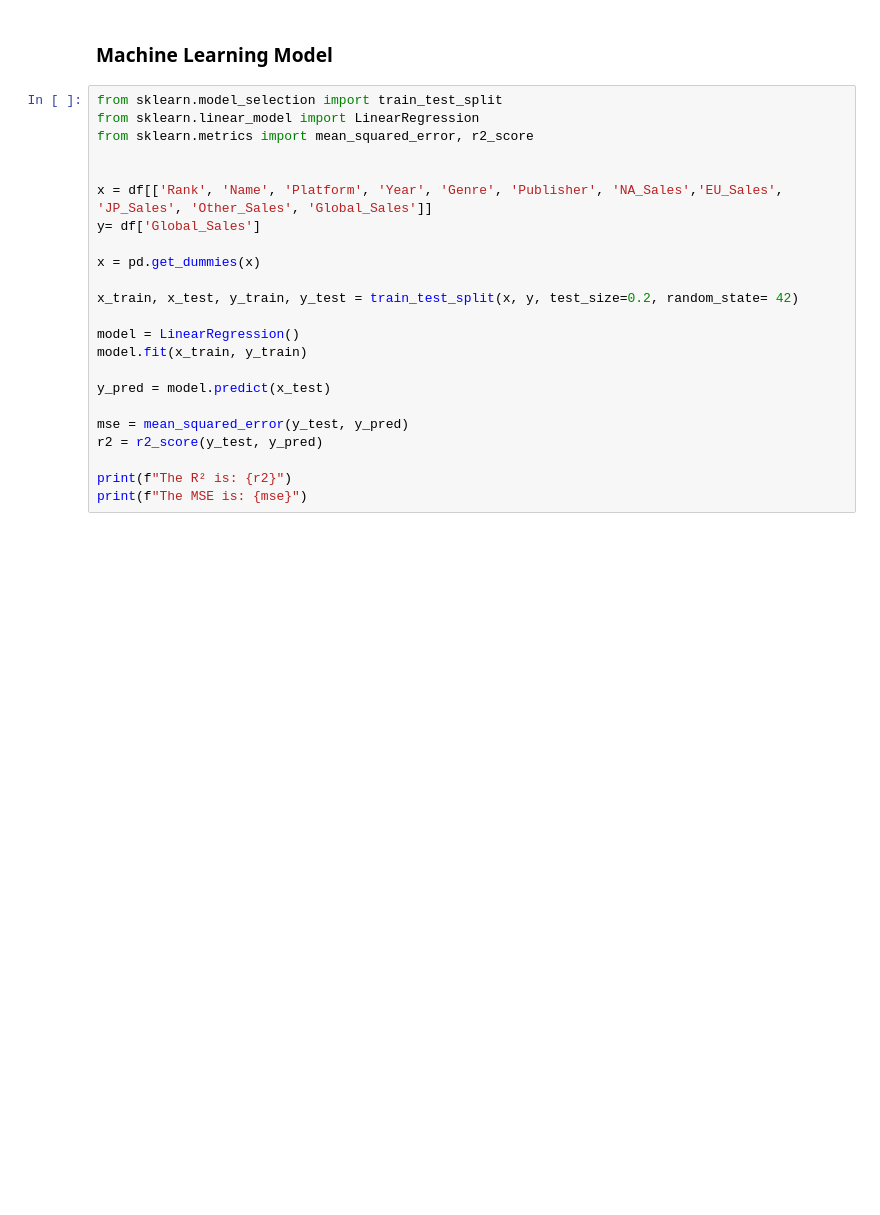
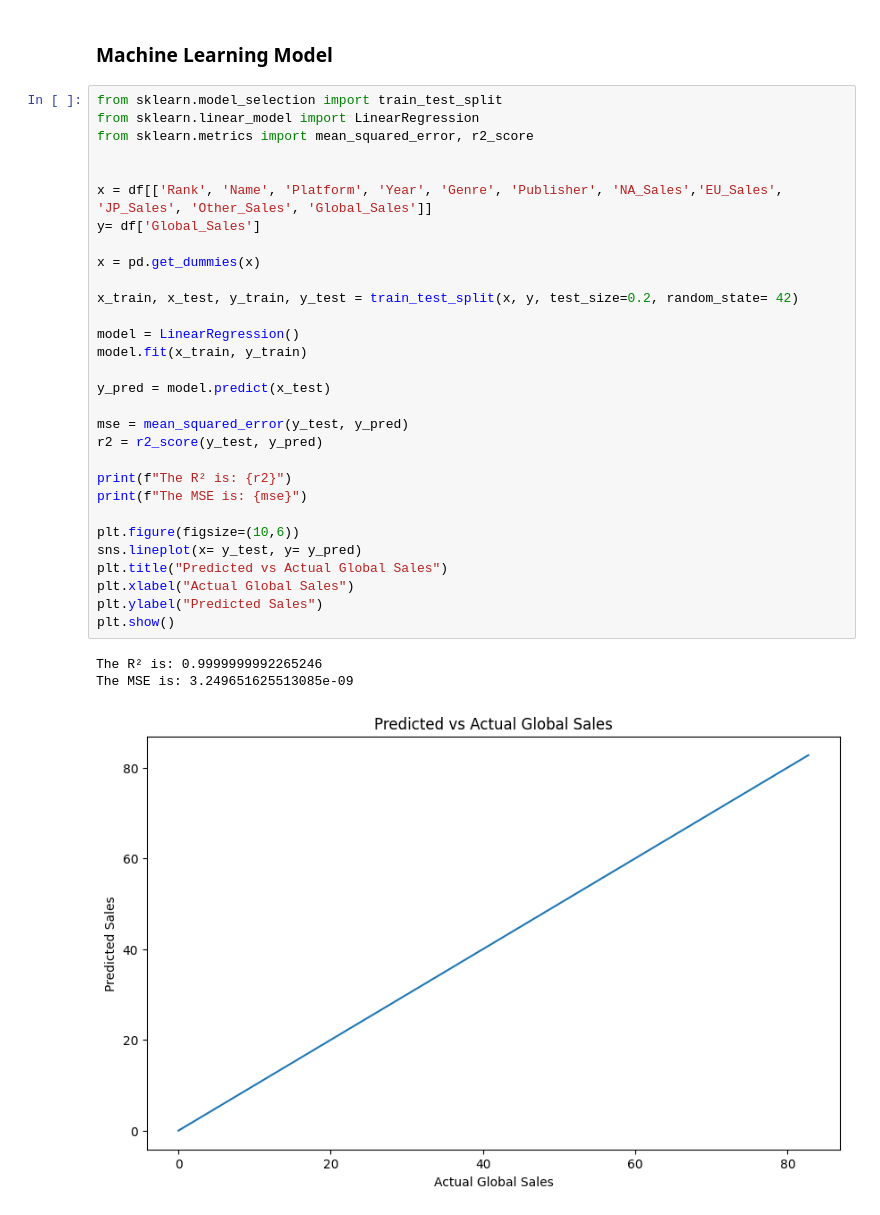
Before and after one commit to AlexHero12/EDA-Game-Sales--with-Linear-Regression, a Jupyter notebook: games_sales_EDA.ipynb, the cells around one changed output. Cells and saved outputs as stored; diff of their text form; blank space fills up the shorter version.

```diff
--- a/games_sales_EDA.ipynb
+++ b/games_sales_EDA.ipynb
@@ -197,23 +197,34 @@ plt.show()
 # %%
 from sklearn.model_selection import train_test_split
 from sklearn.linear_model import LinearRegression
 from sklearn.metrics import mean_squared_error, r2_score
 
 
 x = df[['Rank', 'Name', 'Platform', 'Year', 'Genre', 'Publisher', 'NA_Sales','EU_Sales', 'JP_Sales', 'Other_Sales', 'Global_Sales']]
 y= df['Global_Sales']
 
 x = pd.get_dummies(x)
 
 x_train, x_test, y_train, y_test = train_test_split(x, y, test_size=0.2, random_state= 42)
 
 model = LinearRegression()
 model.fit(x_train, y_train)
 
 y_pred = model.predict(x_test)
 
 mse = mean_squared_error(y_test, y_pred)
 r2 = r2_score(y_test, y_pred)
 
 print(f"The R² is: {r2}")
 print(f"The MSE is: {mse}")
+
+plt.figure(figsize=(10,6))
+sns.lineplot(x= y_test, y= y_pred)
+plt.title("Predicted vs Actual Global Sales")
+plt.xlabel("Actual Global Sales")
+plt.ylabel("Predicted Sales")
+plt.show()
+# %% [output]
+The R² is: 0.9999999992265246
+The MSE is: 3.249651625513085e-09
+[figure, added]
```
